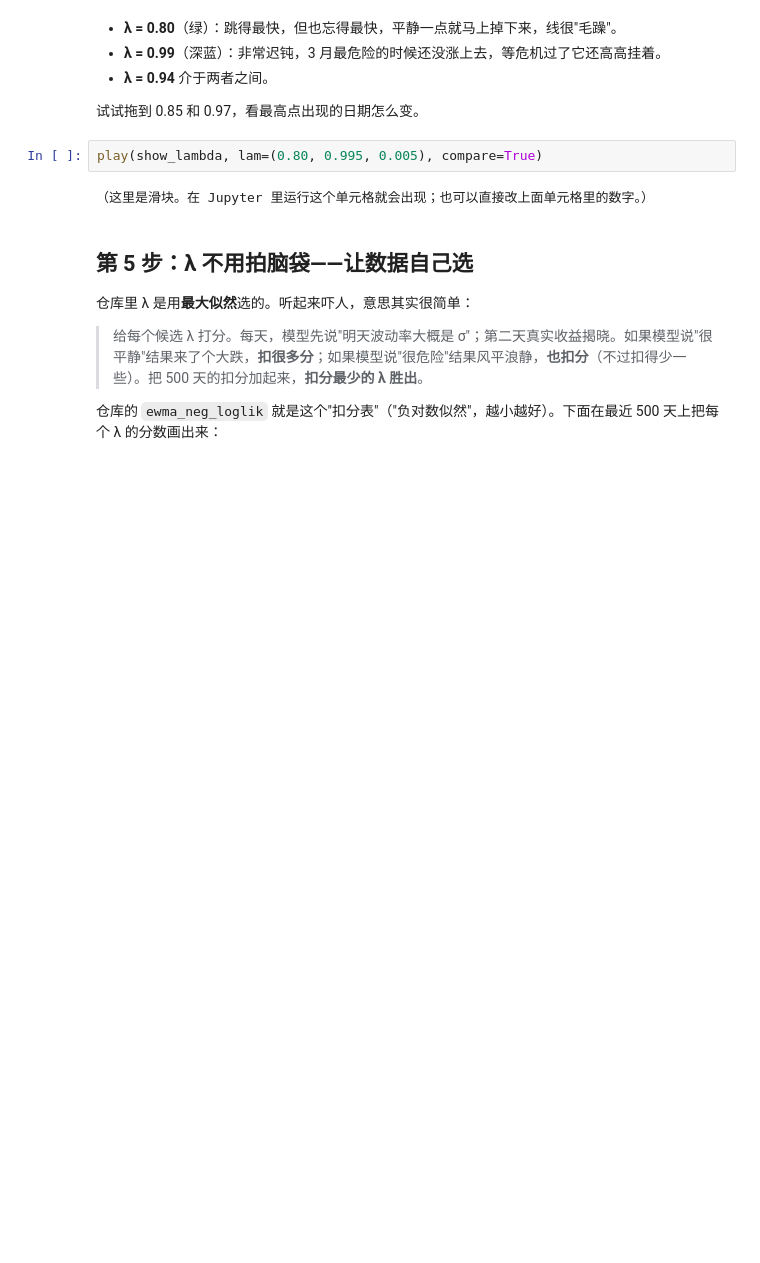
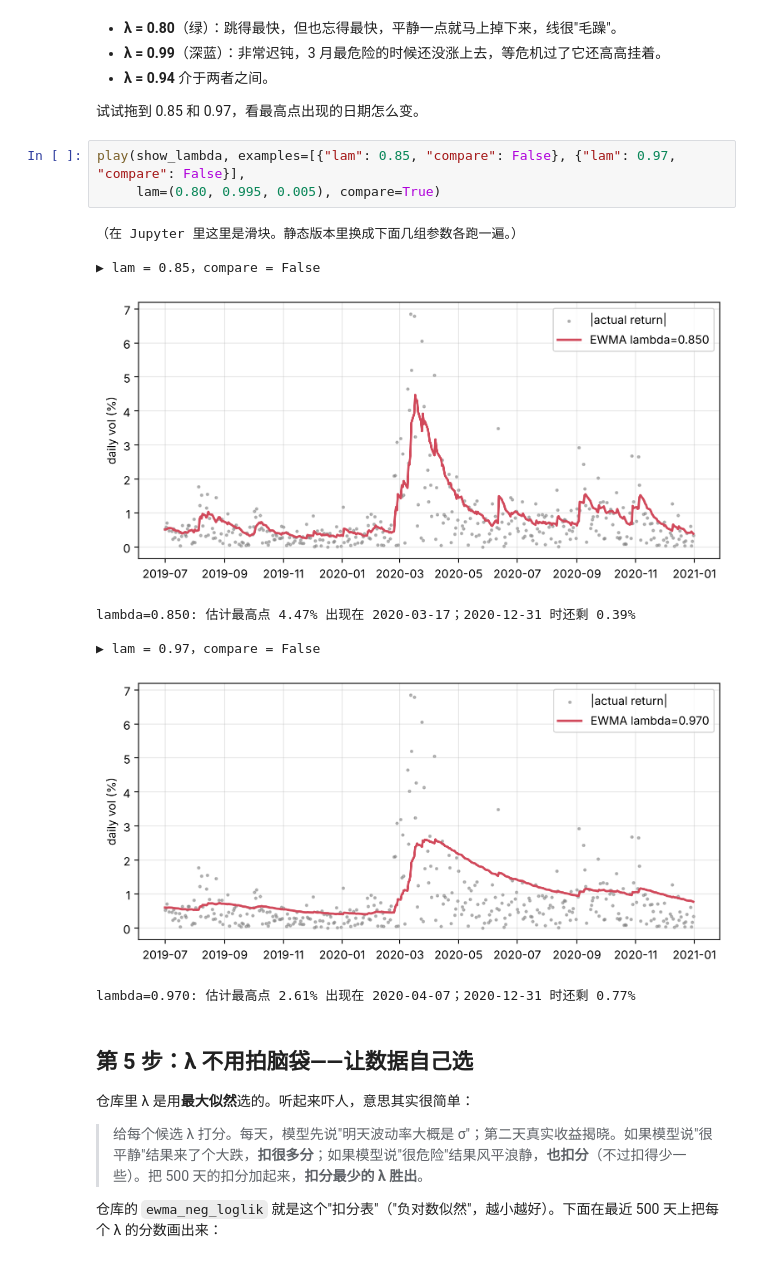
Before and after one commit to JunhaoXiong/Market-Risk-Engine, a Jupyter notebook: learning/02_ewma_garch.ipynb, the cells around one changed output. Drawn from its saved outputs; the diff is of its cells as text; blank space fills up the shorter version.

```diff
--- a/learning/02_ewma_garch.ipynb
+++ b/learning/02_ewma_garch.ipynb
@@ -133,9 +133,18 @@ lambda=0.940: 估计最高点 3.27% 出现在 2020-03-19；2020-12-31 时还剩
 
 试试拖到 0.85 和 0.97，看最高点出现的日期怎么变。
 # %%
-play(show_lambda, lam=(0.80, 0.995, 0.005), compare=True)
+play(show_lambda, examples=[{"lam": 0.85, "compare": False}, {"lam": 0.97, "compare": False}],
+     lam=(0.80, 0.995, 0.005), compare=True)
 # %% [output]
-（这里是滑块。在 Jupyter 里运行这个单元格就会出现；也可以直接改上面单元格里的数字。）
+（在 Jupyter 里这里是滑块。静态版本里换成下面几组参数各跑一遍。）
+
+▶ lam = 0.85，compare = False
+[figure, added]
+lambda=0.850: 估计最高点 4.47% 出现在 2020-03-17；2020-12-31 时还剩 0.39%
+
+▶ lam = 0.97，compare = False
+[figure, added]
+lambda=0.970: 估计最高点 2.61% 出现在 2020-04-07；2020-12-31 时还剩 0.77%
 # %% [markdown]
 ## 第 5 步：λ 不用拍脑袋——让数据自己选
 
```
Also changed, not shown: parts of 1 cell of this notebook, 6 other files.
